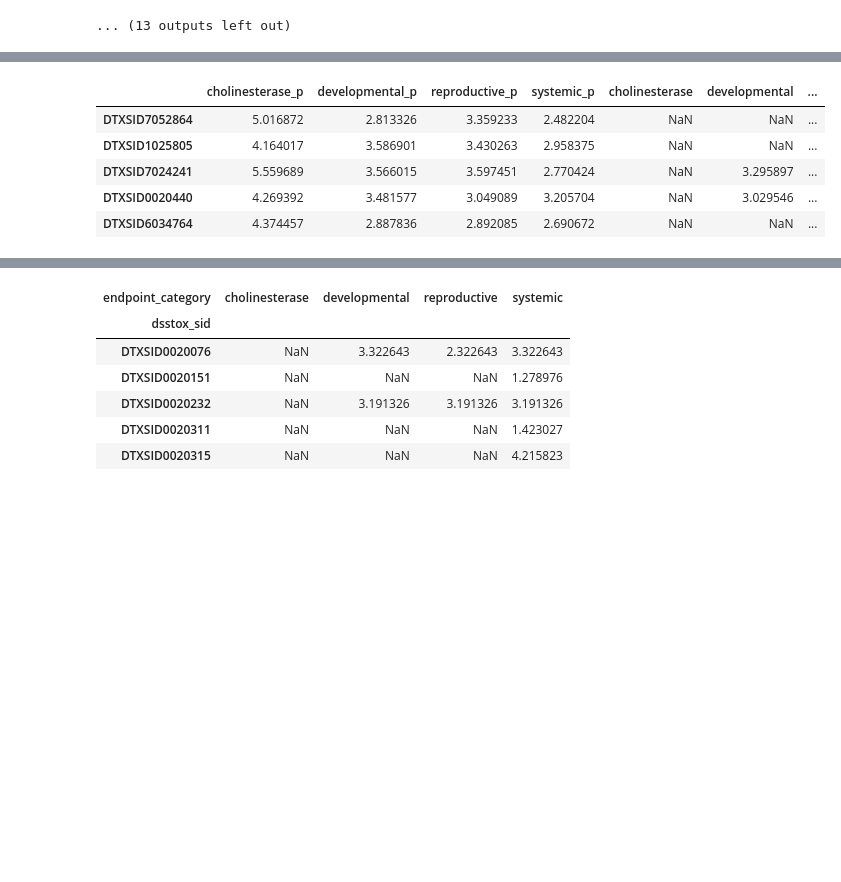
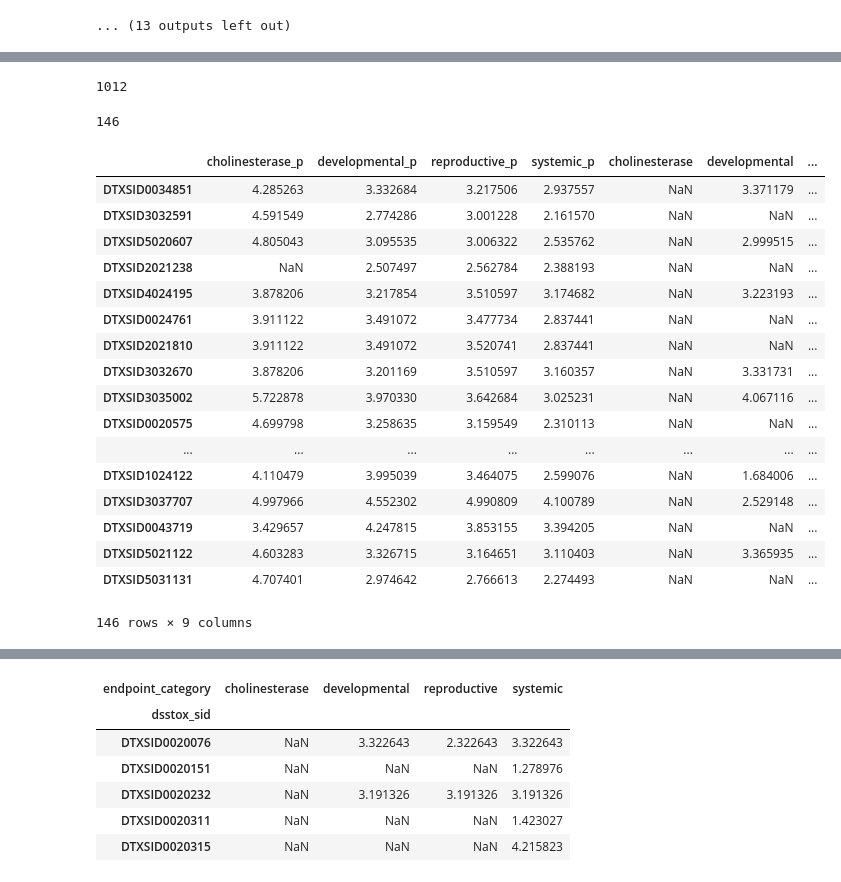
Before and after one commit to georgehelman/genra, a Jupyter notebook: notebooks/rax/rax-genra-toxref.ipynb, the cells around one changed output, grey strips where cells are left out. Cells and saved outputs as stored; diff of their text form; code cells hidden in the pictures; blank space fills up the shorter version.

```diff
--- a/notebooks/rax/rax-genra-toxref.ipynb
+++ b/notebooks/rax/rax-genra-toxref.ipynb
@@ -235,7 +255,7 @@ for sid in loael_sids:
 # %%
 lel_neighbors_l=[]
 for sid in lel_sids:
-    sid_neighbors=searchCollByFP(sid,s0=.05,SID=loael_sids,DB=DB)
+    sid_neighbors=searchCollByFP(sid,s0=.05,SID=loael_sids,DB=DB,col='chemotypes',fpn='chemotypes')
     if sid_neighbors:
         for neighbor in sid_neighbors:
             neighbor['target_sid']=sid
@@ -353,7 +373,7 @@ for category in categories:
     df=lel_predictions[[category,category+'_p']]
     df=df[df.notnull().all(axis='columns')]
     plt.scatter(df[category],df[category+'_p'])
-    plt.title(category+ ' LOAEL Predictions')
+    plt.title(category+ ' LEL Predictions')
     plt.xlabel('True')
     plt.ylabel('Predicted')
     plt.annotate('R2='+str(round(r2_score(df[category],df[category+'_p']),2)),xy=(.8,-.15),xycoords='axes fraction')
@@ -376,13 +429,37 @@ plt.show()
+# %%
+gt9=loael_neighbors[loael_neighbors['jaccard']>.9]['target_sid'].unique() #Targets with atleast 1 neighbors >.3
+len(loael_neighbors['target_sid'].unique())
+len(gt9)
+# %% [output]
+1012
+146
+# %%
+def ranker(series):
+    diff=[abs(series[category]-series[category+'_p']) for category in categories if not np.isnan(series[category])]
+    return sum(diff)/len(diff)
 # %%
 #Loael best results
 ranked_loaels=loael_predictions.copy()
-ranked_loaels['rank']=abs(ranked_loaels['reproductive_p']-ranked_loaels['reproductive'])
+ranked_loaels['rank']=ranked_loaels.apply(ranker,axis='columns')
+ranked_loaels=ranked_loaels.loc[gt9]
 ranked_loaels=ranked_loaels.sort_values('rank')
-ranked_loaels.head()
+ranked_loaels
 # %% [output]
 |  | cholinesterase_p | developmental_p | reproductive_p | systemic_p | cholinesterase | developmental | ... |
-| DTXSID7052864 | 5.016872 | 2.813326 | 3.359233 | 2.482204 | NaN | NaN | ... |
-| DTXSID1025805 | 4.164017 | 3.586901 | 3.430263 | 2.958375 | NaN | NaN | ... |
-| DTXSID7024241 | 5.559689 | 3.566015 | 3.597451 | 2.770424 | NaN | 3.295897 | ... |
-| DTXSID0020440 | 4.269392 | 3.481577 | 3.049089 | 3.205704 | NaN | 3.029546 | ... |
-| DTXSID6034764 | 4.374457 | 2.887836 | 2.892085 | 2.690672 | NaN | NaN | ... |
+| DTXSID0034851 | 4.285263 | 3.332684 | 3.217506 | 2.937557 | NaN | 3.371179 | ... |
+| DTXSID3032591 | 4.591549 | 2.774286 | 3.001228 | 2.161570 | NaN | NaN | ... |
+| DTXSID5020607 | 4.805043 | 3.095535 | 3.006322 | 2.535762 | NaN | 2.999515 | ... |
+| DTXSID2021238 | NaN | 2.507497 | 2.562784 | 2.388193 | NaN | NaN | ... |
+| DTXSID4024195 | 3.878206 | 3.217854 | 3.510597 | 3.174682 | NaN | 3.223193 | ... |
+| DTXSID0024761 | 3.911122 | 3.491072 | 3.477734 | 2.837441 | NaN | NaN | ... |
+| DTXSID2021810 | 3.911122 | 3.491072 | 3.520741 | 2.837441 | NaN | NaN | ... |
+| DTXSID3032670 | 3.878206 | 3.201169 | 3.510597 | 3.160357 | NaN | 3.331731 | ... |
+| DTXSID3035002 | 5.722878 | 3.970330 | 3.642684 | 3.025231 | NaN | 4.067116 | ... |
+| DTXSID0020575 | 4.699798 | 3.258635 | 3.159549 | 2.310113 | NaN | NaN | ... |
+| ... | ... | ... | ... | ... | ... | ... | ... |
+| DTXSID1024122 | 4.110479 | 3.995039 | 3.464075 | 2.599076 | NaN | 1.684006 | ... |
+| DTXSID3037707 | 4.997966 | 4.552302 | 4.990809 | 4.100789 | NaN | 2.529148 | ... |
+| DTXSID0043719 | 3.429657 | 4.247815 | 3.853155 | 3.394205 | NaN | NaN | ... |
+| DTXSID5021122 | 4.603283 | 3.326715 | 3.164651 | 3.110403 | NaN | 3.365935 | ... |
+| DTXSID5031131 | 4.707401 | 2.974642 | 2.766613 | 2.274493 | NaN | NaN | ... |
+146 rows × 9 columns
```
Also changed, not shown: parts of 32 cells of this notebook.
